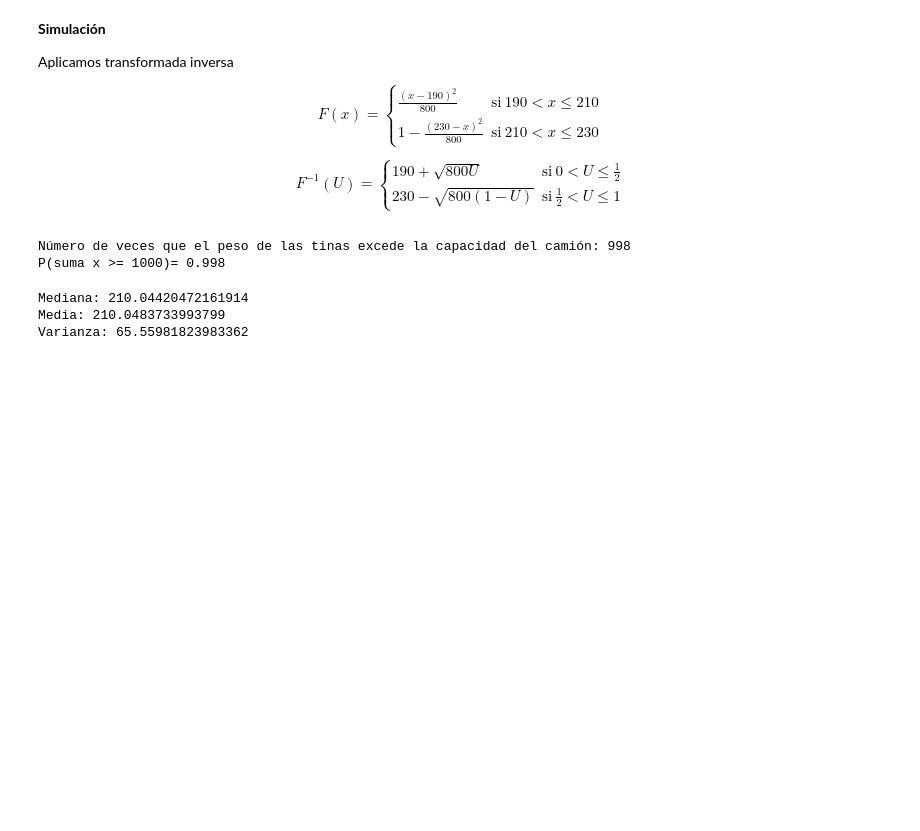
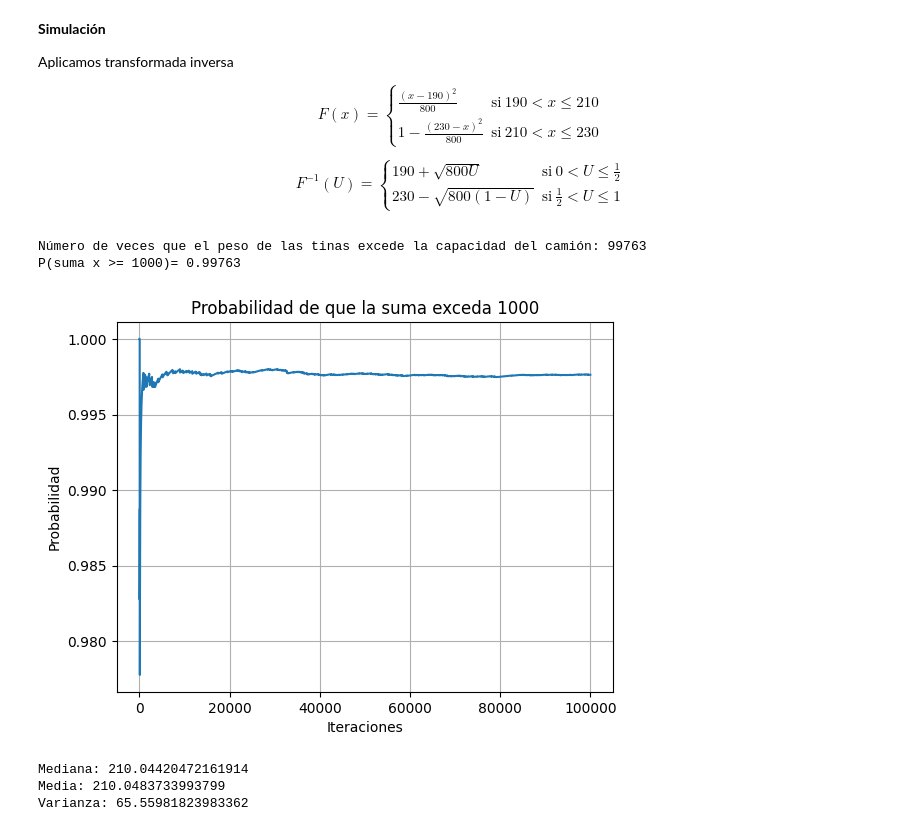
Before and after one commit to Jdvilan/Carrera, a Jupyter notebook: Camion_de_transporte.ipynb, the cells around one changed output. Drawn from its saved outputs; the diff is of its cells as text; code cells hidden in the pictures; blank space fills up the shorter version.

```diff
--- a/Camion_de_transporte.ipynb
+++ b/Camion_de_transporte.ipynb
@@ -79,7 +79,8 @@ def triangular(a, b, c, n): # Definir la función y generar n repeticiones
 # %%
 # Inicializar contador para las sumas menores a 1000
 contador = 0
-total_iteraciones = 1000
+total_iteraciones = 100000
+probabilidades = []
 
 # Repetir el proceso n veces
 for i in range(total_iteraciones):
@@ -88,13 +89,26 @@ for i in range(total_iteraciones):
     if suma >= 1000:
         contador += 1
 
+    probabilidad_actual = contador / (i + 1)
+    probabilidades.append(probabilidad_actual)
+
 # Calcular la probabilidad
 probabilidad = contador / total_iteraciones
 print("Número de veces que el peso de las tinas excede la capacidad del camión:", contador)
 print("P(suma x >= 1000)=", probabilidad)
 # %% [output]
-Número de veces que el peso de las tinas excede la capacidad del camión: 998
-P(suma x >= 1000)= 0.998
+Número de veces que el peso de las tinas excede la capacidad del camión: 99763
+P(suma x >= 1000)= 0.99763
+# %%
+# Generamos la gráfica de la probabilidad
+plt.plot(range(1, total_iteraciones + 1), probabilidades)
+plt.xlabel('Iteraciones')
+plt.ylabel('Probabilidad')
+plt.title('Probabilidad de que la suma exceda 1000')
+plt.grid(True)
+plt.show()
+# %% [output]
+[figure, added]
 # %%
 G = triangular(190, 210, 230, 10000) # Obtención de media, varianza y mediana
 media = np.mean(G)
```
Also changed, not shown: parts of 2 cells of this notebook.
